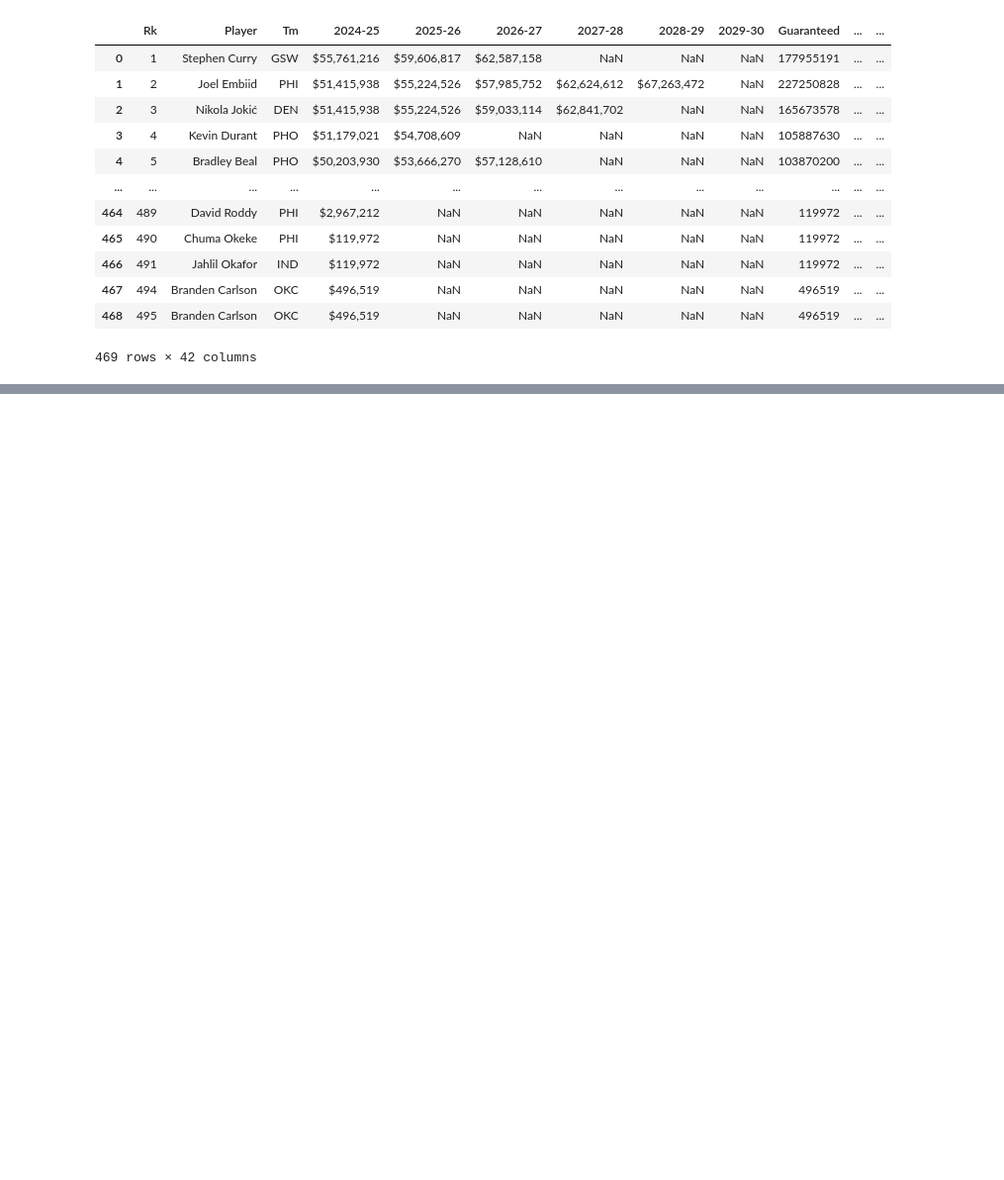
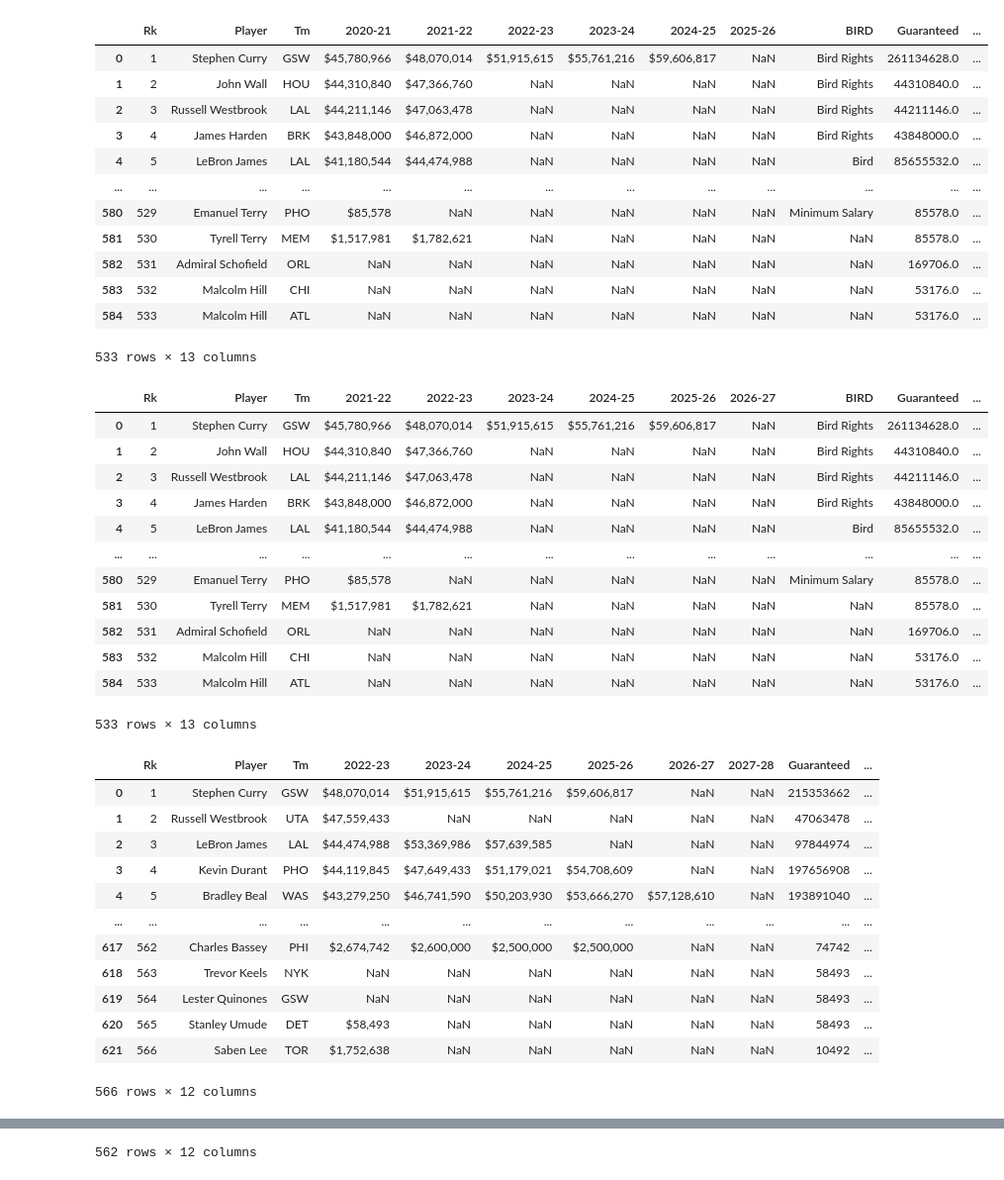
Before and after one commit to garethjones1/econometricsNBA, a Jupyter notebook: beginning.ipynb, the cells around one changed output, grey strips where cells are left out. Shown at 99% size. Cells and saved outputs as stored; diff of their text form; code cells hidden in the pictures; blank space fills up the shorter version.

```diff
--- a/beginning.ipynb
+++ b/beginning.ipynb
@@ -483,28 +99,46 @@ stats21.columns = [
-# %%
-# (1) make sure the key columns really match:
-contract25['Player'] = contract25['Player'].str.strip()
-stats25   ['Player'] = stats25   ['Player'].str.strip()
-
-# (2) do an inner‐join on Player
-merged25 = pd.merge(
-    contract25,
-    stats25,
-    on='Player',
-    how='inner',      # only keeps players present in *both* tables
-    suffixes=('_contract', '_stats')
-)
-display(merged25)
-# %% [output]
-|  | Rk | Player | Tm | 2024-25 | 2025-26 | 2026-27 | 2027-28 | 2028-29 | 2029-30 | Guaranteed | ... | ... |
-| 0 | 1 | Stephen Curry | GSW | $55,761,216 | $59,606,817 | $62,587,158 | NaN | NaN | NaN | 177955191 | ... | ... |
-| 1 | 2 | Joel Embiid | PHI | $51,415,938 | $55,224,526 | $57,985,752 | $62,624,612 | $67,263,472 | NaN | 227250828 | ... | ... |
-| 2 | 3 | Nikola Jokić | DEN | $51,415,938 | $55,224,526 | $59,033,114 | $62,841,702 | NaN | NaN | 165673578 | ... | ... |
-| 3 | 4 | Kevin Durant | PHO | $51,179,021 | $54,708,609 | NaN | NaN | NaN | NaN | 105887630 | ... | ... |
-| 4 | 5 | Bradley Beal | PHO | $50,203,930 | $53,666,270 | $57,128,610 | NaN | NaN | NaN | 103870200 | ... | ... |
-| ... | ... | ... | ... | ... | ... | ... | ... | ... | ... | ... | ... | ... |
-| 464 | 489 | David Roddy | PHI | $2,967,212 | NaN | NaN | NaN | NaN | NaN | 119972 | ... | ... |
-| 465 | 490 | Chuma Okeke | PHI | $119,972 | NaN | NaN | NaN | NaN | NaN | 119972 | ... | ... |
-| 466 | 491 | Jahlil Okafor | IND | $119,972 | NaN | NaN | NaN | NaN | NaN | 119972 | ... | ... |
-| 467 | 494 | Branden Carlson | OKC | $496,519 | NaN | NaN | NaN | NaN | NaN | 496519 | ... | ... |
-| 468 | 495 | Branden Carlson | OKC | $496,519 | NaN | NaN | NaN | NaN | NaN | 496519 | ... | ... |
-469 rows × 42 columns
+# %%
+display(contract21)
+display(contract22)
+display(contract23)
+display(contract24)
+display(contract25)
+# %% [output]
+|  | Rk | Player | Tm | 2020-21 | 2021-22 | 2022-23 | 2023-24 | 2024-25 | 2025-26 | BIRD | Guaranteed | ... |
+| 0 | 1 | Stephen Curry | GSW | $45,780,966 | $48,070,014 | $51,915,615 | $55,761,216 | $59,606,817 | NaN | Bird Rights | 261134628.0 | ... |
+| 1 | 2 | John Wall | HOU | $44,310,840 | $47,366,760 | NaN | NaN | NaN | NaN | Bird Rights | 44310840.0 | ... |
+| 2 | 3 | Russell Westbrook | LAL | $44,211,146 | $47,063,478 | NaN | NaN | NaN | NaN | Bird Rights | 44211146.0 | ... |
+| 3 | 4 | James Harden | BRK | $43,848,000 | $46,872,000 | NaN | NaN | NaN | NaN | Bird Rights | 43848000.0 | ... |
+| 4 | 5 | LeBron James | LAL | $41,180,544 | $44,474,988 | NaN | NaN | NaN | NaN | Bird | 85655532.0 | ... |
+| ... | ... | ... | ... | ... | ... | ... | ... | ... | ... | ... | ... | ... |
+| 580 | 529 | Emanuel Terry | PHO | $85,578 | NaN | NaN | NaN | NaN | NaN | Minimum Salary | 85578.0 | ... |
+| 581 | 530 | Tyrell Terry | MEM | $1,517,981 | $1,782,621 | NaN | NaN | NaN | NaN | NaN | 85578.0 | ... |
+| 582 | 531 | Admiral Schofield | ORL | NaN | NaN | NaN | NaN | NaN | NaN | NaN | 169706.0 | ... |
+| 583 | 532 | Malcolm Hill | CHI | NaN | NaN | NaN | NaN | NaN | NaN | NaN | 53176.0 | ... |
+| 584 | 533 | Malcolm Hill | ATL | NaN | NaN | NaN | NaN | NaN | NaN | NaN | 53176.0 | ... |
+533 rows × 13 columns
+|  | Rk | Player | Tm | 2021-22 | 2022-23 | 2023-24 | 2024-25 | 2025-26 | 2026-27 | BIRD | Guaranteed | ... |
+| 0 | 1 | Stephen Curry | GSW | $45,780,966 | $48,070,014 | $51,915,615 | $55,761,216 | $59,606,817 | NaN | Bird Rights | 261134628.0 | ... |
+| 1 | 2 | John Wall | HOU | $44,310,840 | $47,366,760 | NaN | NaN | NaN | NaN | Bird Rights | 44310840.0 | ... |
+| 2 | 3 | Russell Westbrook | LAL | $44,211,146 | $47,063,478 | NaN | NaN | NaN | NaN | Bird Rights | 44211146.0 | ... |
+| 3 | 4 | James Harden | BRK | $43,848,000 | $46,872,000 | NaN | NaN | NaN | NaN | Bird Rights | 43848000.0 | ... |
+| 4 | 5 | LeBron James | LAL | $41,180,544 | $44,474,988 | NaN | NaN | NaN | NaN | Bird | 85655532.0 | ... |
+| ... | ... | ... | ... | ... | ... | ... | ... | ... | ... | ... | ... | ... |
+| 580 | 529 | Emanuel Terry | PHO | $85,578 | NaN | NaN | NaN | NaN | NaN | Minimum Salary | 85578.0 | ... |
+| 581 | 530 | Tyrell Terry | MEM | $1,517,981 | $1,782,621 | NaN | NaN | NaN | NaN | NaN | 85578.0 | ... |
+| 582 | 531 | Admiral Schofield | ORL | NaN | NaN | NaN | NaN | NaN | NaN | NaN | 169706.0 | ... |
+| 583 | 532 | Malcolm Hill | CHI | NaN | NaN | NaN | NaN | NaN | NaN | NaN | 53176.0 | ... |
+| 584 | 533 | Malcolm Hill | ATL | NaN | NaN | NaN | NaN | NaN | NaN | NaN | 53176.0 | ... |
+533 rows × 13 columns
+|  | Rk | Player | Tm | 2022-23 | 2023-24 | 2024-25 | 2025-26 | 2026-27 | 2027-28 | Guaranteed | ... |
+| 0 | 1 | Stephen Curry | GSW | $48,070,014 | $51,915,615 | $55,761,216 | $59,606,817 | NaN | NaN | 215353662 | ... |
+| 1 | 2 | Russell Westbrook | UTA | $47,559,433 | NaN | NaN | NaN | NaN | NaN | 47063478 | ... |
+| 2 | 3 | LeBron James | LAL | $44,474,988 | $53,369,986 | $57,639,585 | NaN | NaN | NaN | 97844974 | ... |
+| 3 | 4 | Kevin Durant | PHO | $44,119,845 | $47,649,433 | $51,179,021 | $54,708,609 | NaN | NaN | 197656908 | ... |
+| 4 | 5 | Bradley Beal | WAS | $43,279,250 | $46,741,590 | $50,203,930 | $53,666,270 | $57,128,610 | NaN | 193891040 | ... |
+| ... | ... | ... | ... | ... | ... | ... | ... | ... | ... | ... | ... |
+| 617 | 562 | Charles Bassey | PHI | $2,674,742 | $2,600,000 | $2,500,000 | $2,500,000 | NaN | NaN | 74742 | ... |
+| 618 | 563 | Trevor Keels | NYK | NaN | NaN | NaN | NaN | NaN | NaN | 58493 | ... |
+| 619 | 564 | Lester Quinones | GSW | NaN | NaN | NaN | NaN | NaN | NaN | 58493 | ... |
+| 620 | 565 | Stanley Umude | DET | $58,493 | NaN | NaN | NaN | NaN | NaN | 58493 | ... |
+| 621 | 566 | Saben Lee | TOR | $1,752,638 | NaN | NaN | NaN | NaN | NaN | 10492 | ... |
+566 rows × 12 columns
@@ -510,0 +157 @@ display(merged25)
+562 rows × 12 columns
```
Also changed, not shown: parts of 15 cells of this notebook, 6 other files.
